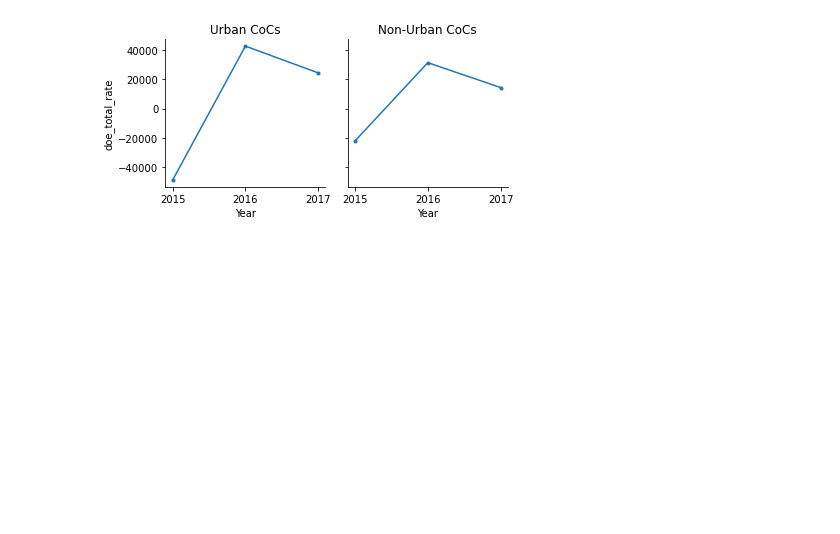
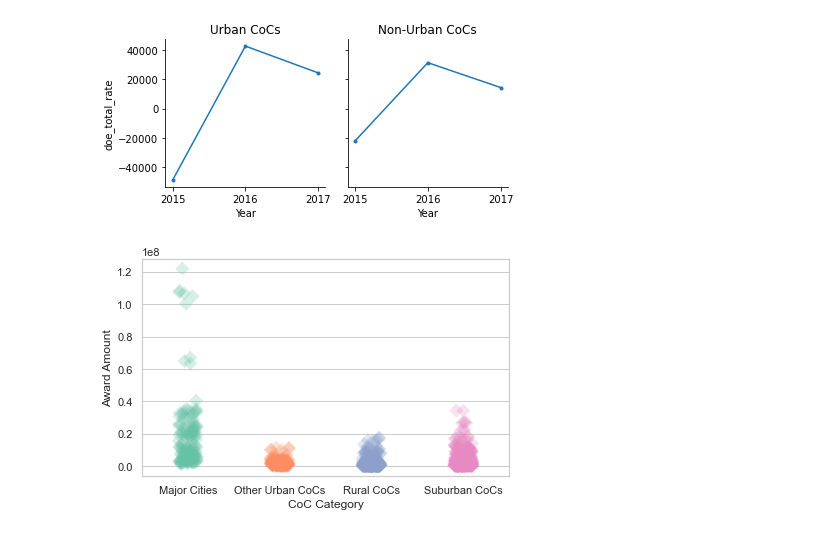
Before and after one commit to daniels241/UCLAx-Data-Science-Project, a Jupyter notebook: Notebooks/Graphs!.ipynb, the cells around one changed output. Drawn from its saved outputs; the diff is of its cells as text; code cells hidden in the pictures; blank space fills up the shorter version.

```diff
--- a/Notebooks/Graphs!.ipynb
+++ b/Notebooks/Graphs!.ipynb
@@ -305,3 +296,11 @@ plt.tight_layout()
 g.savefig('plots\Year_x_doe_total_CoC_category_2.png')
 # %% [output]
 [figure]
+# %%
+fig = plt.figure()
+ax = sns.stripplot(x='coc_category', y='award_amount', data=cat_graph_data, palette="Set2", size=10, marker="D",edgecolor="gray", alpha=.25, order = ['Major Cities', 'Other Urban CoCs', 'Rural CoCs', 'Suburban CoCs'])
+ax.set(xlabel='CoC Category', ylabel = 'Award Amount')
+plt.tight_layout()
+fig.savefig(r"C:\Users\danny\Documents\Projects\Homelessness\website\src\assets\coc_category_x_award_amount_1.png")
+# %% [output]
+[figure, added]
```
Also changed, not shown: parts of 24 cells of this notebook, 19 other files.
